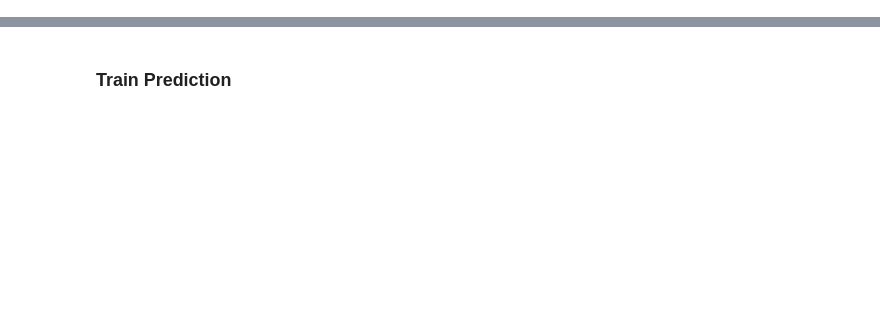
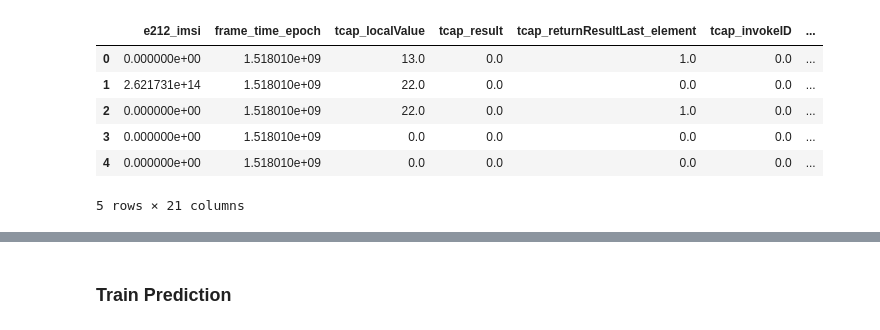
Before and after one commit to novinsh/signaling_heroes, a Jupyter notebook: baseline_dt.ipynb, the cells around one changed output, grey strips where cells are left out. Cells and saved outputs as stored; diff of their text form; code cells hidden in the pictures; blank space fills up the shorter version.

```diff
--- a/baseline_dt.ipynb
+++ b/baseline_dt.ipynb
@@ -10,0 +51,2 @@ data = pd.read_csv('datasets/training_data/training_data_attacks.csv')
+# %%
+good_features = [int(a) for a in good_features]
@@ -10,0 +78,13 @@ data = pd.read_csv('datasets/training_data/training_data_attacks.csv')
+# %%
+dd = data0.iloc[:, good_features]
+dd = pd.concat([dd, data0['label']], axis=1)
+# %%
+dd.head()
+# %% [output]
+|  | e212_imsi | frame_time_epoch | tcap_localValue | tcap_result | tcap_returnResultLast_element | tcap_invokeID | ... |
+| 0 | 0.000000e+00 | 1.518010e+09 | 13.0 | 0.0 | 1.0 | 0.0 | ... |
+| 1 | 2.621731e+14 | 1.518010e+09 | 22.0 | 0.0 | 0.0 | 0.0 | ... |
+| 2 | 0.000000e+00 | 1.518010e+09 | 22.0 | 0.0 | 1.0 | 0.0 | ... |
+| 3 | 0.000000e+00 | 1.518010e+09 | 0.0 | 0.0 | 0.0 | 0.0 | ... |
+| 4 | 0.000000e+00 | 1.518010e+09 | 0.0 | 0.0 | 0.0 | 0.0 | ... |
+5 rows × 21 columns
```
Also changed, not shown: parts of 19 cells of this notebook.
